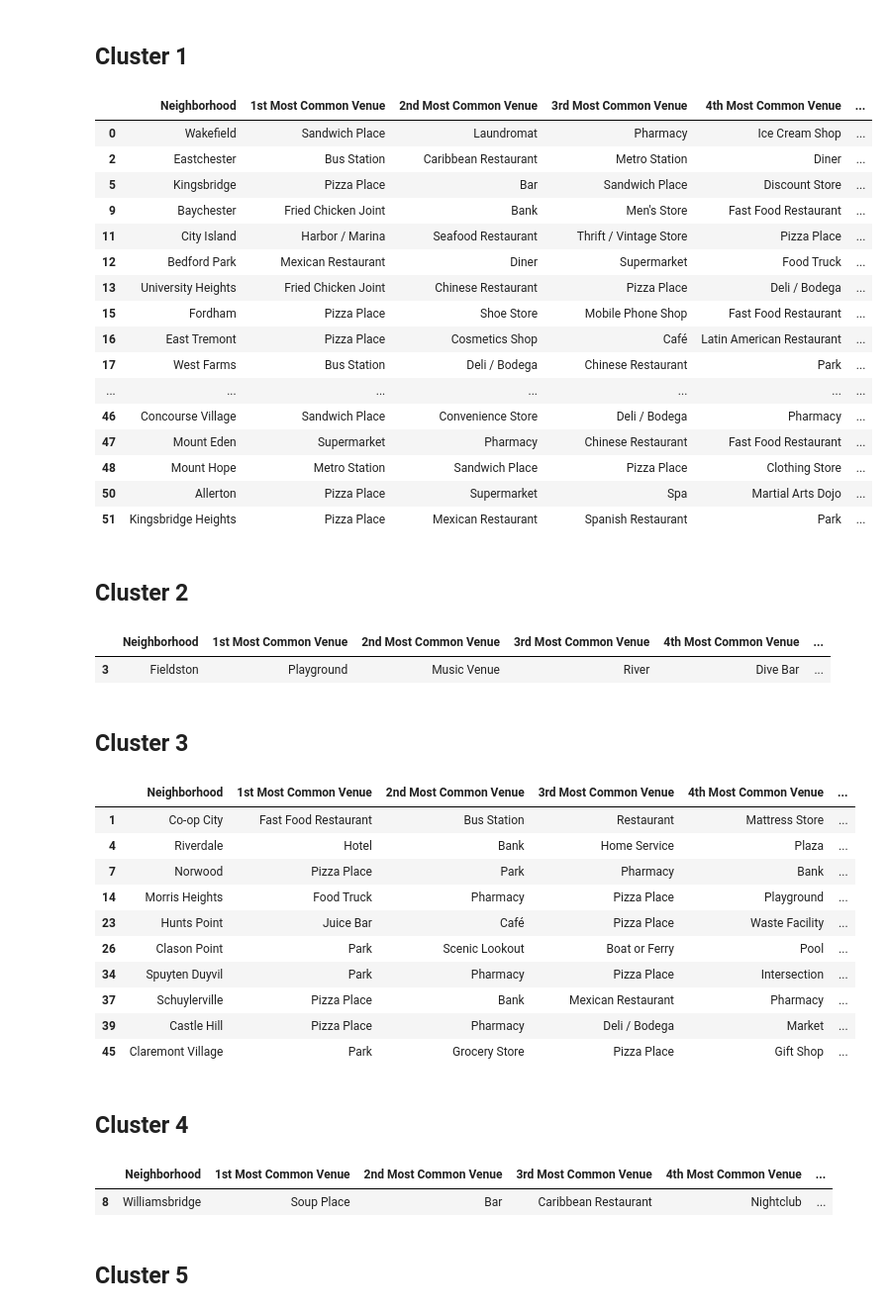
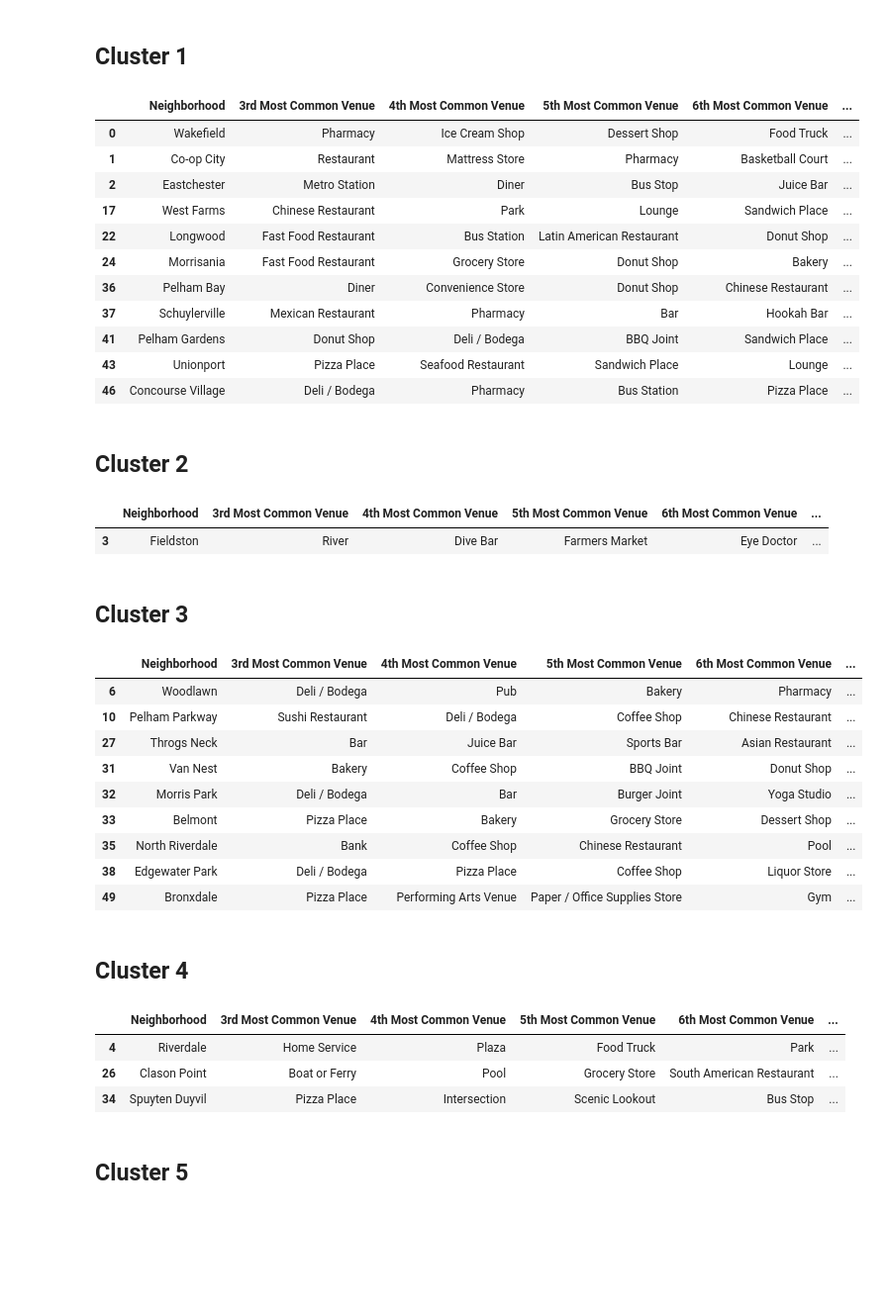
Before and after one commit to KogaData/Coursera_Capstone, a Jupyter notebook: Capestoneprojectcode.ipynb, the cells around one changed output. Shown at 99% size. Saved outputs shown, nothing was run; the diff lists cells and outputs as text; code cells hidden in the pictures; blank space fills up the shorter version.

```diff
--- a/Capestoneprojectcode.ipynb
+++ b/Capestoneprojectcode.ipynb
@@ -559,7 +575,7 @@ neighborhoods_venues_sorted.head()
 # Cluster Neighboohoods using K-Means
 # %%
 # set number of clusters
-kclusters = 5
+kclusters = 7
 
 bronx_grouped_clustering = bronx_grouped.drop('Neighborhood', 1)
 
@@ -623,55 +639,51 @@ map_clusters
 # %% [markdown]
 ## Cluster 1
 # %%
-bronx_merged.loc[bronx_merged['Cluster Labels'] == 0, bronx_merged.columns[[1] + list(range(5, bronx_merged.shape[1]))]]
+bronx_merged.loc[bronx_merged['Cluster Labels'] == 0, bronx_merged.columns[[1] + list(range(7, bronx_merged.shape[1]))]]
 # %% [output]
-|  | Neighborhood | 1st Most Common Venue | 2nd Most Common Venue | 3rd Most Common Venue | 4th Most Common Venue | ... |
-| 0 | Wakefield | Sandwich Place | Laundromat | Pharmacy | Ice Cream Shop | ... |
-| 2 | Eastchester | Bus Station | Caribbean Restaurant | Metro Station | Diner | ... |
-| 5 | Kingsbridge | Pizza Place | Bar | Sandwich Place | Discount Store | ... |
-| 9 | Baychester | Fried Chicken Joint | Bank | Men's Store | Fast Food Restaurant | ... |
-| 11 | City Island | Harbor / Marina | Seafood Restaurant | Thrift / Vintage Store | Pizza Place | ... |
-| 12 | Bedford Park | Mexican Restaurant | Diner | Supermarket | Food Truck | ... |
-| 13 | University Heights | Fried Chicken Joint | Chinese Restaurant | Pizza Place | Deli / Bodega | ... |
-| 15 | Fordham | Pizza Place | Shoe Store | Mobile Phone Shop | Fast Food Restaurant | ... |
-| 16 | East Tremont | Pizza Place | Cosmetics Shop | Café | Latin American Restaurant | ... |
-| 17 | West Farms | Bus Station | Deli / Bodega | Chinese Restaurant | Park | ... |
-| ... | ... | ... | ... | ... | ... | ... |
-| 46 | Concourse Village | Sandwich Place | Convenience Store | Deli / Bodega | Pharmacy | ... |
-| 47 | Mount Eden | Supermarket | Pharmacy | Chinese Restaurant | Fast Food Restaurant | ... |
-| 48 | Mount Hope | Metro Station | Sandwich Place | Pizza Place | Clothing Store | ... |
-| 50 | Allerton | Pizza Place | Supermarket | Spa | Martial Arts Dojo | ... |
-| 51 | Kingsbridge Heights | Pizza Place | Mexican Restaurant | Spanish Restaurant | Park | ... |
+|  | Neighborhood | 3rd Most Common Venue | 4th Most Common Venue | 5th Most Common Venue | 6th Most Common Venue | ... |
+| 0 | Wakefield | Pharmacy | Ice Cream Shop | Dessert Shop | Food Truck | ... |
+| 1 | Co-op City | Restaurant | Mattress Store | Pharmacy | Basketball Court | ... |
+| 2 | Eastchester | Metro Station | Diner | Bus Stop | Juice Bar | ... |
+| 17 | West Farms | Chinese Restaurant | Park | Lounge | Sandwich Place | ... |
+| 22 | Longwood | Fast Food Restaurant | Bus Station | Latin American Restaurant | Donut Shop | ... |
+| 24 | Morrisania | Fast Food Restaurant | Grocery Store | Donut Shop | Bakery | ... |
+| 36 | Pelham Bay | Diner | Convenience Store | Donut Shop | Chinese Restaurant | ... |
+| 37 | Schuylerville | Mexican Restaurant | Pharmacy | Bar | Hookah Bar | ... |
+| 41 | Pelham Gardens | Donut Shop | Deli / Bodega | BBQ Joint | Sandwich Place | ... |
+| 43 | Unionport | Pizza Place | Seafood Restaurant | Sandwich Place | Lounge | ... |
+| 46 | Concourse Village | Deli / Bodega | Pharmacy | Bus Station | Pizza Place | ... |
 # %% [markdown]
 ## Cluster 2
 # %%
-bronx_merged.loc[bronx_merged['Cluster Labels'] == 1, bronx_merged.columns[[1] + list(range(5, bronx_merged.shape[1]))]]
+bronx_merged.loc[bronx_merged['Cluster Labels'] == 1, bronx_merged.columns[[1] + list(range(7, bronx_merged.shape[1]))]]
 # %% [output]
-|  | Neighborhood | 1st Most Common Venue | 2nd Most Common Venue | 3rd Most Common Venue | 4th Most Common Venue | ... |
-| 3 | Fieldston | Playground | Music Venue | River | Dive Bar | ... |
+|  | Neighborhood | 3rd Most Common Venue | 4th Most Common Venue | 5th Most Common Venue | 6th Most Common Venue | ... |
+| 3 | Fieldston | River | Dive Bar | Farmers Market | Eye Doctor | ... |
 # %% [markdown]
 ## Cluster 3
 # %%
-bronx_merged.loc[bronx_merged['Cluster Labels'] == 2, bronx_merged.columns[[1] + list(range(5, bronx_merged.shape[1]))]]
+bronx_merged.loc[bronx_merged['Cluster Labels'] == 2, bronx_merged.columns[[1] + list(range(7, bronx_merged.shape[1]))]]
 # %% [output]
-|  | Neighborhood | 1st Most Common Venue | 2nd Most Common Venue | 3rd Most Common Venue | 4th Most Common Venue | ... |
-| 1 | Co-op City | Fast Food Restaurant | Bus Station | Restaurant | Mattress Store | ... |
-| 4 | Riverdale | Hotel | Bank | Home Service | Plaza | ... |
-| 7 | Norwood | Pizza Place | Park | Pharmacy | Bank | ... |
-| 14 | Morris Heights | Food Truck | Pharmacy | Pizza Place | Playground | ... |
-| 23 | Hunts Point | Juice Bar | Café | Pizza Place | Waste Facility | ... |
-| 26 | Clason Point | Park | Scenic Lookout | Boat or Ferry | Pool | ... |
-| 34 | Spuyten Duyvil | Park | Pharmacy | Pizza Place | Intersection | ... |
-| 37 | Schuylerville | Pizza Place | Bank | Mexican Restaurant | Pharmacy | ... |
-| 39 | Castle Hill | Pizza Place | Pharmacy | Deli / Bodega | Market | ... |
-| 45 | Claremont Village | Park | Grocery Store | Pizza Place | Gift Shop | ... |
+|  | Neighborhood | 3rd Most Common Venue | 4th Most Common Venue | 5th Most Common Venue | 6th Most Common Venue | ... |
+| 6 | Woodlawn | Deli / Bodega | Pub | Bakery | Pharmacy | ... |
+| 10 | Pelham Parkway | Sushi Restaurant | Deli / Bodega | Coffee Shop | Chinese Restaurant | ... |
+| 27 | Throgs Neck | Bar | Juice Bar | Sports Bar | Asian Restaurant | ... |
+| 31 | Van Nest | Bakery | Coffee Shop | BBQ Joint | Donut Shop | ... |
+| 32 | Morris Park | Deli / Bodega | Bar | Burger Joint | Yoga Studio | ... |
+| 33 | Belmont | Pizza Place | Bakery | Grocery Store | Dessert Shop | ... |
+| 35 | North Riverdale | Bank | Coffee Shop | Chinese Restaurant | Pool | ... |
+| 38 | Edgewater Park | Deli / Bodega | Pizza Place | Coffee Shop | Liquor Store | ... |
+| 49 | Bronxdale | Pizza Place | Performing Arts Venue | Paper / Office Supplies Store | Gym | ... |
 # %% [markdown]
 ## Cluster 4
 # %%
-bronx_merged.loc[bronx_merged['Cluster Labels'] == 3, bronx_merged.columns[[1] + list(range(5, bronx_merged.shape[1]))]]
+bronx_merged.loc[bronx_merged['Cluster Labels'] == 3, bronx_merged.columns[[1] + list(range(7, bronx_merged.shape[1]))]]
 # %% [output]
-|  | Neighborhood | 1st Most Common Venue | 2nd Most Common Venue | 3rd Most Common Venue | 4th Most Common Venue | ... |
-| 8 | Williamsbridge | Soup Place | Bar | Caribbean Restaurant | Nightclub | ... |
+|  | Neighborhood | 3rd Most Common Venue | 4th Most Common Venue | 5th Most Common Venue | 6th Most Common Venue | ... |
+| 4 | Riverdale | Home Service | Plaza | Food Truck | Park | ... |
+| 26 | Clason Point | Boat or Ferry | Pool | Grocery Store | South American Restaurant | ... |
+| 34 | Spuyten Duyvil | Pizza Place | Intersection | Scenic Lookout | Bus Stop | ... |
 # %% [markdown]
 ## Cluster 5
 # %%
```
Also changed, not shown: parts of 10 cells of this notebook.
